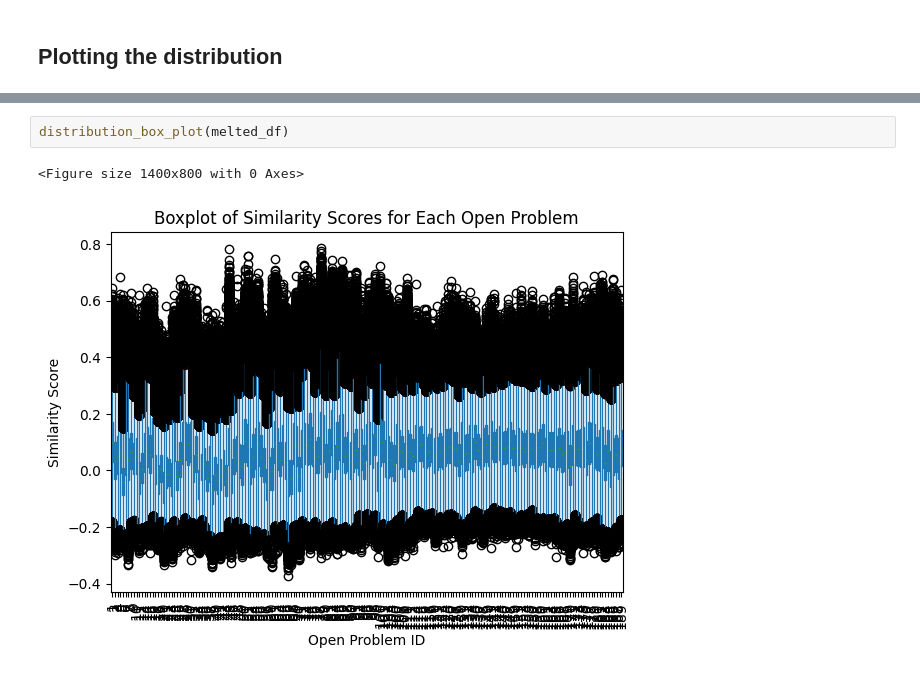
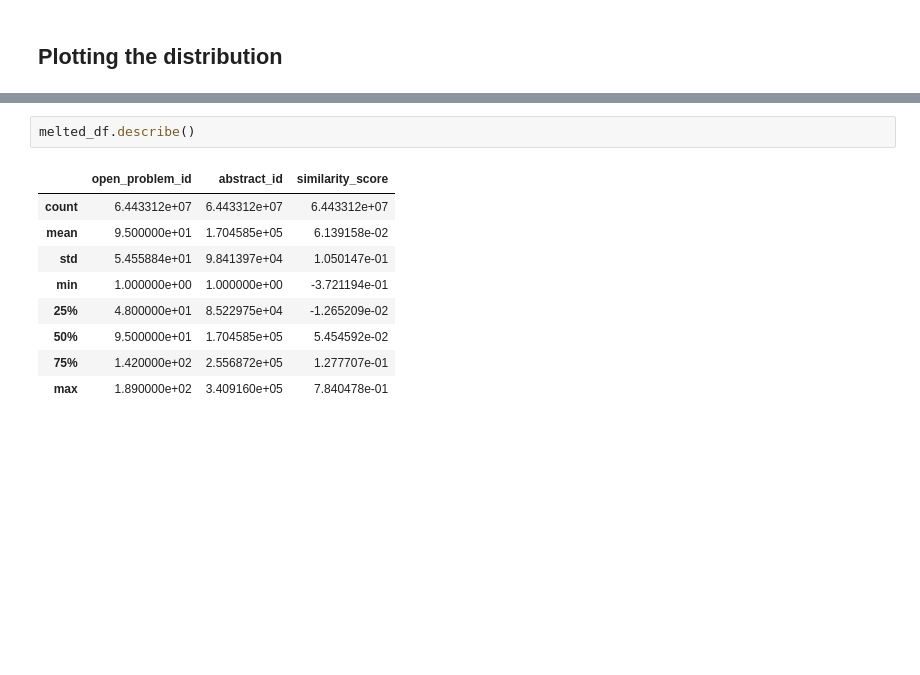
Before and after one commit to angelotalay/opl-analysis, a Jupyter notebook: embeddings.ipynb, the cells around one changed output, grey strips where cells are left out. Drawn from its saved outputs; the diff is of its cells as text; blank space fills up the shorter version.

```diff
--- a/embeddings.ipynb
+++ b/embeddings.ipynb
@@ -340,5 +308,12 @@ plot.savefig("figures/similarity_heatmap.png", format="png", dpi=300)
-# %%
-distribution_box_plot(melted_df)
-# %% [output]
-<Figure size 1400x800 with 0 Axes>
-[figure, removed]
+# %%
+melted_df.describe()
+# %% [output]
+|  | open_problem_id | abstract_id | similarity_score |
+| count | 6.443312e+07 | 6.443312e+07 | 6.443312e+07 |
+| mean | 9.500000e+01 | 1.704585e+05 | 6.139158e-02 |
+| std | 5.455884e+01 | 9.841397e+04 | 1.050147e-01 |
+| min | 1.000000e+00 | 1.000000e+00 | -3.721194e-01 |
+| 25% | 4.800000e+01 | 8.522975e+04 | -1.265209e-02 |
+| 50% | 9.500000e+01 | 1.704585e+05 | 5.454592e-02 |
+| 75% | 1.420000e+02 | 2.556872e+05 | 1.277707e-01 |
+| max | 1.890000e+02 | 3.409160e+05 | 7.840478e-01 |
```
Also changed, not shown: parts of 11 cells of this notebook, 2 other files.
